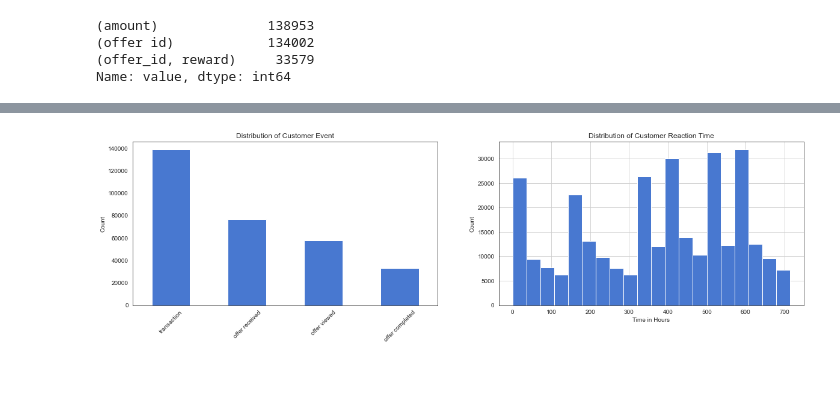
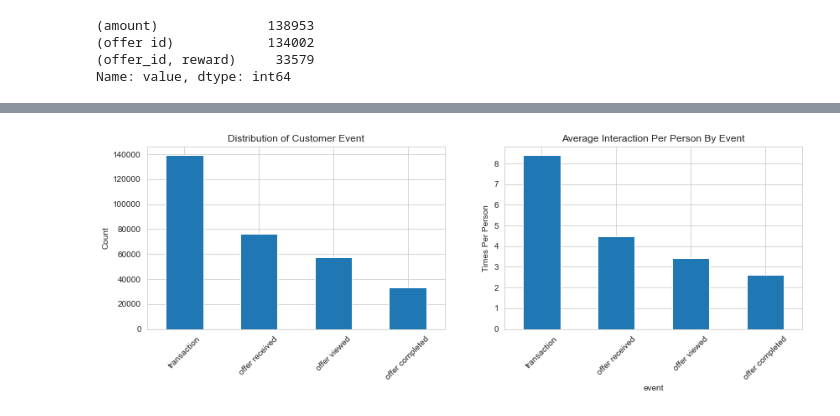
Before and after one commit to isabella-xu/starbucks-analysis, a Jupyter notebook: Starbucks_Capstone_notebook.ipynb, the cells around one changed output, grey strips where cells are left out. Cells and saved outputs as stored; diff of their text form; code cells hidden in the pictures; blank space fills up the shorter version.

```diff
--- a/Starbucks_Capstone_notebook.ipynb
+++ b/Starbucks_Capstone_notebook.ipynb
@@ -170,23 +183,24 @@ portfolio['offer_type'].value_counts().plot.bar(title='Distribution of Offer Typ
 # Explore by offer type
 
 plt.figure(figsize=[16,4])
-color = sns.color_palette()[0]
+#sns.set_palette("muted")
+base_color = sns.color_palette()[0]
 sns.set_style("white")
 
 plt.subplot(1,3,1)
-portfolio.groupby('offer_type')['difficulty'].mean().plot(kind='bar', color=color)
+portfolio.groupby('offer_type')['difficulty'].mean().plot(kind='bar', color=base_color)
 plt.title('Avg Difficulty to Complete Reward By Offer Type')
 plt.ylabel('USD')
 plt.xticks(rotation=45);
 
 plt.subplot(1,3,2)
-portfolio.groupby('offer_type')['reward'].mean().plot(kind='bar', color=color)
+portfolio.groupby('offer_type')['reward'].mean().plot(kind='bar', color=base_color)
 plt.title('Avg Amount of Reward By Offer Type')
 plt.ylabel('USD')
 plt.xticks(rotation=45);
 
 plt.subplot(1,3,3)
-portfolio.groupby('offer_type')['duration'].mean().plot(kind='bar', color=color)
+portfolio.groupby('offer_type')['duration'].mean().plot(kind='bar', color=base_color)
 plt.title('Avg Days By Offer Type')
 plt.ylabel('Days')
 plt.xticks(rotation=45);
@@ -531,17 +544,24 @@ def clean_value_col(df=transcript):
     df.drop('value', axis=1, inplace=True)
 
     # Replace NANs
-    df.fillna(0 , inplace=True)
+    df.fillna(value={'spent':0, 'gained':0} , inplace=True)
 
     return df
 
 transcript = clean_value_col()
+
+# alternative approch
+#transcript=pd.concat([transcript, transcript['value'].apply(pd.Series)], axis=1)
 # %%
 # Check duplicates
-# A duplicate is defined as person, offer_id, event, time, spent are all same
+# A record with same person, offer_id, time, event is treated as a duplicate
 
-print('The number of duplicates: {}'.format(transcript[transcript.duplicated(subset=['person','offer_id','event','time','spent'])].shape[0]))
-transcript = transcript.drop_duplicates(subset=['person','offer_id','event','time','spent'])
-transcript.shape
+print('The number of duplicates: {}'.format(transcript[transcript.duplicated(subset=['person','offer_id','time', 'event'])].shape[0]))
+
+# Look into duplicates
+print("duplicate records by event status:",transcript[transcript.duplicated(subset=['person','offer_id', 'event','time'])].sort_values(by=['person','time'])['event'].value_counts())
+
+# View duplicates
+transcript[transcript.duplicated(subset=['person','offer_id', 'event','time'])].sort_values(by=['person','time']).head()
 # %% [output]
 The number of duplicates: 397
@@ -548,0 +576,4 @@ The number of duplicates: 397
+# %%
+# Remove duplicates
+transcript = transcript.drop_duplicates(subset=['person','offer_id','event','time'])
+transcript.shape
@@ -558,18 +591,17 @@ transcript.sample(5)
 # %%
-plt.figure(figsize=[20,5])
-color = sns.color_palette()[0]
-sns.set_style("white")
+plt.figure(figsize=[14,4])
+sns.set_style("whitegrid")
 
 plt.subplot(1,2,1)
-transcript.event.value_counts().plot(kind='bar', color = color)
+transcript.event.value_counts().plot(kind='bar', color=base_color)
 plt.title('Distribution of Customer Event')
 plt.ylabel('Count')
 plt.xticks(rotation=45);
 
 plt.subplot(1,2,2)
-transcript.time.hist(bins=20, color=color)
-plt.title('Distribution of Customer Reaction Time')
-plt.ylabel('Count')
-plt.xlabel('Time in Hours');
+transcript.groupby(['person','event']).size().unstack().mean().sort_values(ascending=False).plot(kind='bar', color=base_color)
+plt.title('Average Interaction Per Person By Event')
+plt.ylabel('Times Per Person')
+plt.xticks(rotation=45);
 # %% [output]
-[figure, old version]
+[figure, new version]
```
Also changed, not shown: parts of 81 cells of this notebook.
